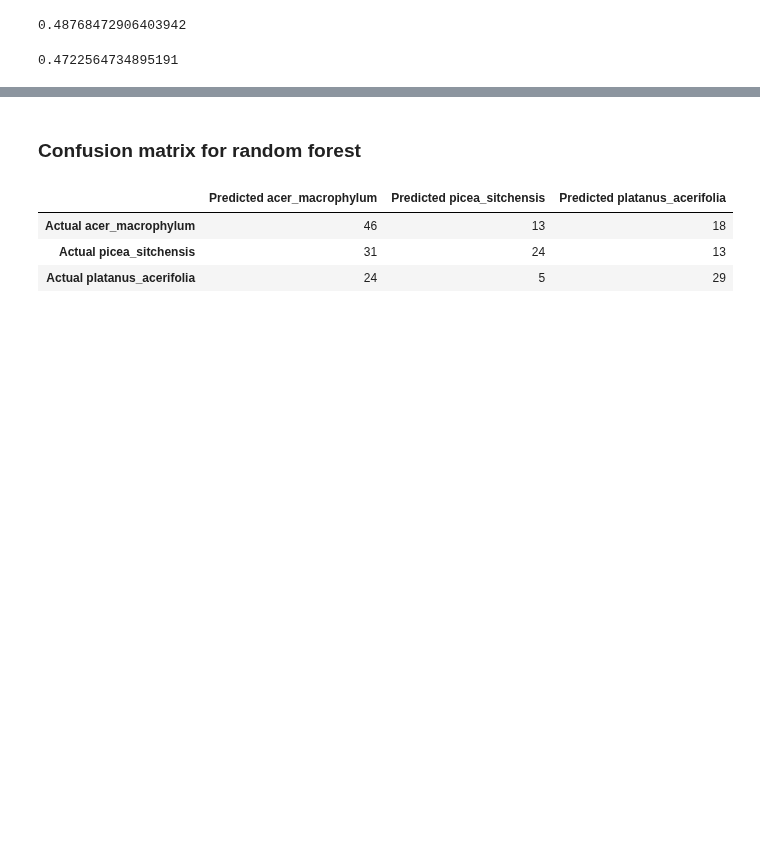
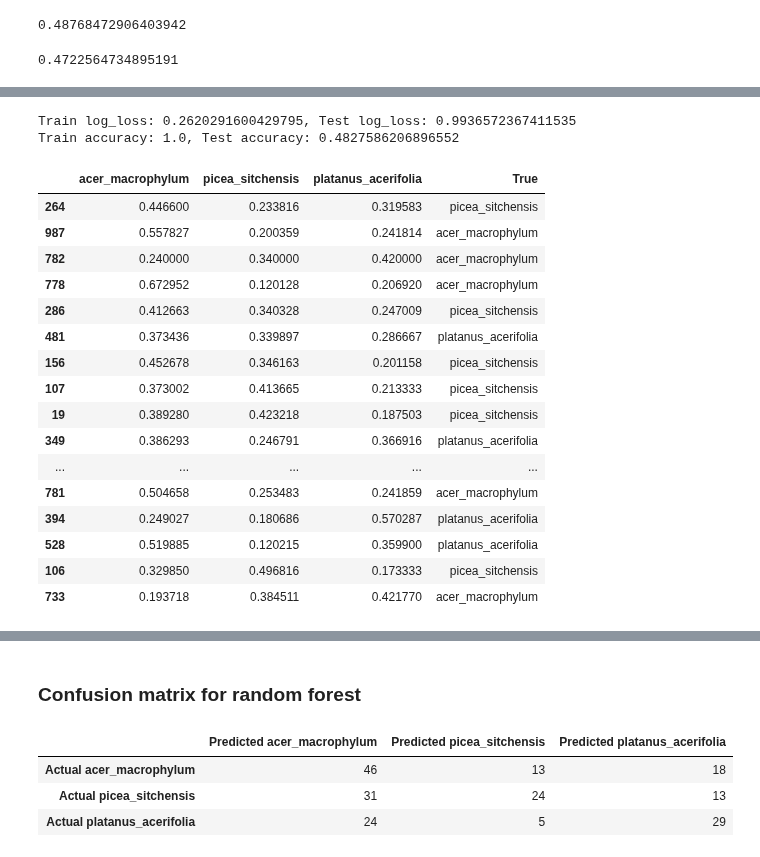
Before and after one commit to NathanielBlairStahn/tree-logic, a Jupyter notebook: build_a_model.ipynb, the cells around one changed output, grey strips where cells are left out. Saved outputs shown, nothing was run; the diff lists cells and outputs as text; code cells hidden in the pictures; blank space fills up the shorter version.

Commit message:
add image_manager.py, try binary classification, add model evaluation tools

```diff
--- a/build_a_model.ipynb
+++ b/build_a_model.ipynb
@@ -77,3 +77,11 @@ def print_classifier_metrics(X_train, X_test, y_train, y_test, sklearn_model):
+# %%
+def predicted_probs_vs_true_df(X_test, y_test, sklearn_model):
+    probs = sklearn_model.predict_proba(X_test)
+    df = pd.DataFrame(probs,
+                      index = X_test.index,
+                      columns = sklearn_model.classes_)
+    df['True'] = y_test
+    return df
 # %% [markdown]
 ## Load the data and pull out features and labels
 # %%
@@ -285,7 +303,7 @@ confusion_df(y_test, y_test_pred_cat_multi, log_model_multi)
 
 This isn't doing as well as logistic regression. I haven't tried pre-pruning the trees, though.
 # %%
-rf_model = RandomForestClassifier(n_estimators=150, max_depth=7, oob_score=True, n_jobs=-1, random_state=25)
+rf_model = RandomForestClassifier(n_estimators=150, max_depth=15, oob_score=True, n_jobs=-1, random_state=25)
 # %%
 rf_model.fit(X_train, y_train)
 # %% [output]
@@ -330,0 +350,28 @@ Train accuracy: 0.9876695437731196, Test accuracy: 0.4876847290640394
+# %%
+rf_model = RandomForestClassifier(n_estimators=150, max_depth=15, oob_score=True, n_jobs=-1, random_state=25)
+rf_model.fit(X_train, y_train)
+print_classifier_metrics(X_train, X_test, y_train, y_test, rf_model)
+# %% [output]
+Train log_loss: 0.2620291600429795, Test log_loss: 0.9936572367411535
+Train accuracy: 1.0, Test accuracy: 0.4827586206896552
+# %%
+p_vs_t_df = predicted_probs_vs_true_df(X_test, y_test, rf_model)
+p_vs_t_df.head(20)
+# %% [output]
+|  | acer_macrophylum | picea_sitchensis | platanus_acerifolia | True |
+| 264 | 0.446600 | 0.233816 | 0.319583 | picea_sitchensis |
+| 987 | 0.557827 | 0.200359 | 0.241814 | acer_macrophylum |
+| 782 | 0.240000 | 0.340000 | 0.420000 | acer_macrophylum |
+| 778 | 0.672952 | 0.120128 | 0.206920 | acer_macrophylum |
+| 286 | 0.412663 | 0.340328 | 0.247009 | picea_sitchensis |
+| 481 | 0.373436 | 0.339897 | 0.286667 | platanus_acerifolia |
+| 156 | 0.452678 | 0.346163 | 0.201158 | picea_sitchensis |
+| 107 | 0.373002 | 0.413665 | 0.213333 | picea_sitchensis |
+| 19 | 0.389280 | 0.423218 | 0.187503 | picea_sitchensis |
+| 349 | 0.386293 | 0.246791 | 0.366916 | platanus_acerifolia |
+| ... | ... | ... | ... | ... |
+| 781 | 0.504658 | 0.253483 | 0.241859 | acer_macrophylum |
+| 394 | 0.249027 | 0.180686 | 0.570287 | platanus_acerifolia |
+| 528 | 0.519885 | 0.120215 | 0.359900 | platanus_acerifolia |
+| 106 | 0.329850 | 0.496816 | 0.173333 | picea_sitchensis |
+| 733 | 0.193718 | 0.384511 | 0.421770 | acer_macrophylum |
```
Also changed, not shown: parts of 28 cells of this notebook, 3 other files.
